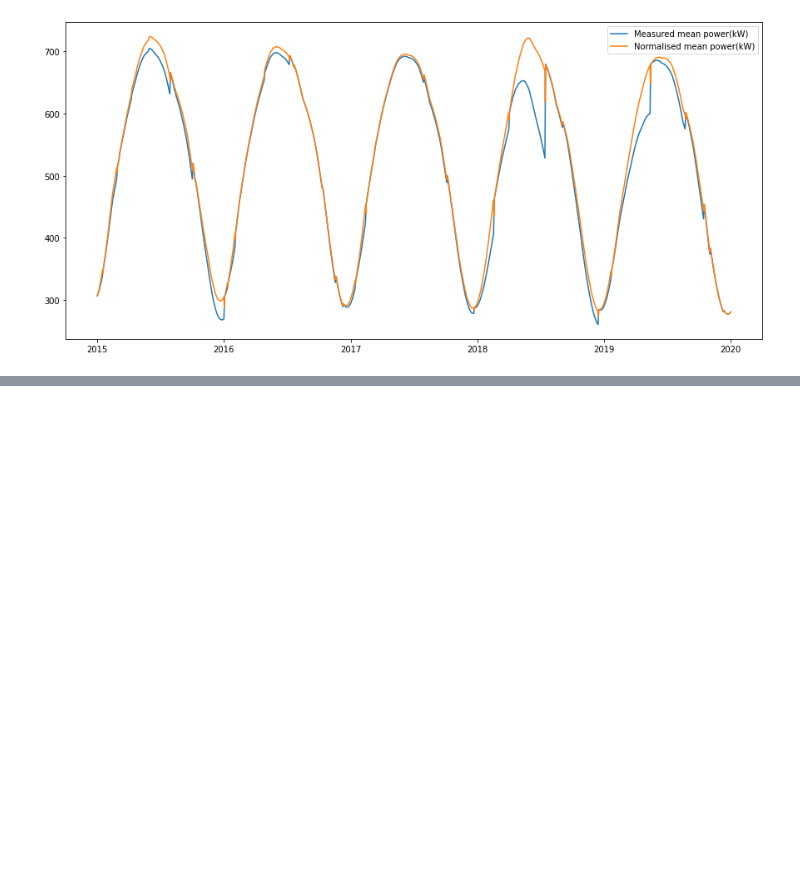
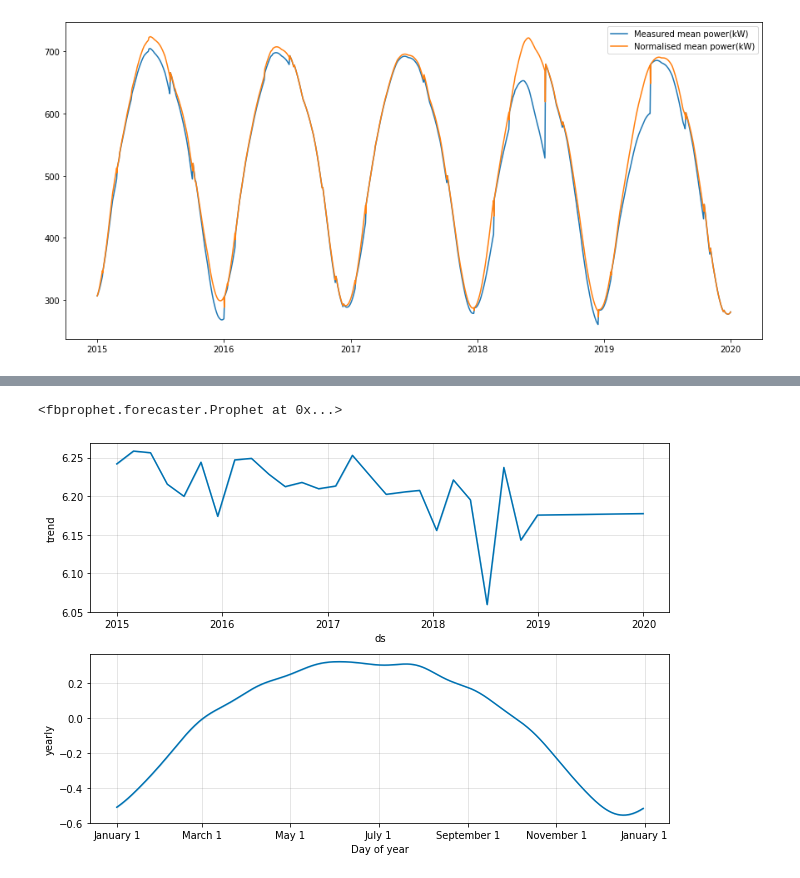
Before and after one commit to Rufski/S2DS-EPRI, a Jupyter notebook: notebooks/3.1-jj-soiling_profile.ipynb, the cells around one changed output, grey strips where cells are left out. Cells and saved outputs as stored; diff of their text form; code cells hidden in the pictures; blank space fills up the shorter version.

Commit message:
Update a notebook
which includes some exploration of Prophet using the simple predicted
soiling profile

```diff
--- a/notebooks/3.1-jj-soiling_profile.ipynb
+++ b/notebooks/3.1-jj-soiling_profile.ipynb
@@ -60,0 +70,9 @@ ax.legend()
+# %%
+# Load a signal
+df = import_df_from_zip_pkl('../data/raw/synthetic_soil.zip', index=32)
+df = downsample_dataframe(df)
+# %%
+pdf = pd.DataFrame()
+pdf['ds'] = df.index.tz_localize(None)
+pdf['y'] = np.log(df.Power.to_numpy())
+pdf.head()
@@ -60,0 +86,10 @@ ax.legend()
+# %%
+m = Prophet( daily_seasonality=False, weekly_seasonality=False)
+m.fit(pdf)
+# %% [output]
+<fbprophet.forecaster.Prophet at 0x...>
+# %%
+parts = m.predict(pdf[['ds']])
+fig = m.plot_components(parts)
+# %% [output]
+[figure, added]
```
Also changed, not shown: parts of 21 cells of this notebook.
